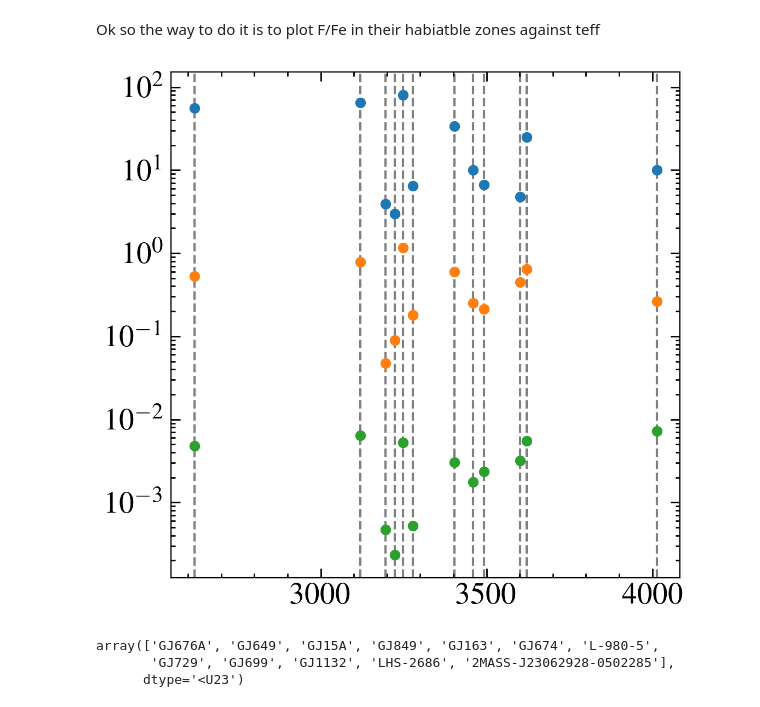
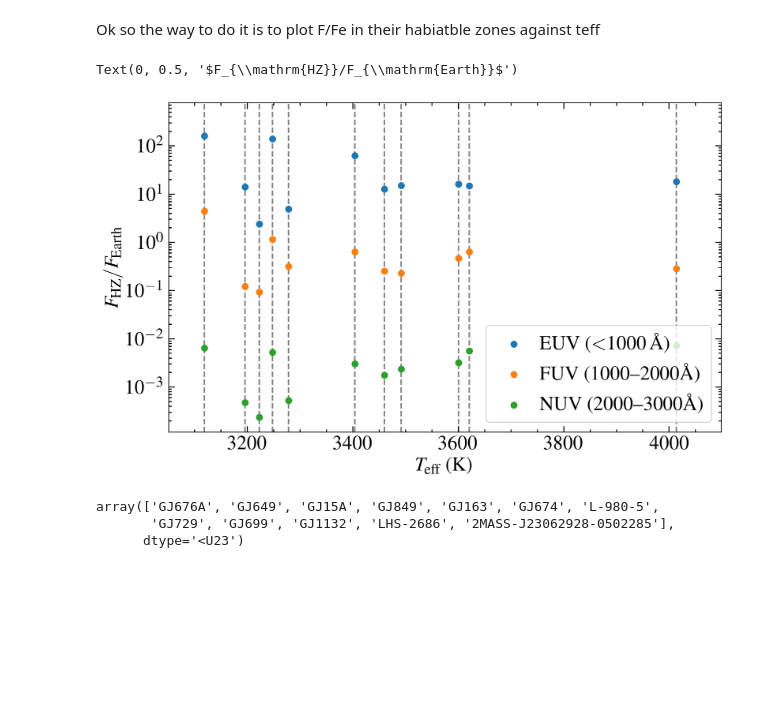
Before and after one commit to davidjwilson/SEDs, a Jupyter notebook: paper/assorted_plots.ipynb, the cells around one changed output. Cells and saved outputs as stored; diff of their text form; code cells hidden in the pictures; blank space fills up the shorter version.

```diff
--- a/paper/assorted_plots.ipynb
+++ b/paper/assorted_plots.ipynb
@@ -576,7 +577,7 @@ for j, spec in enumerate(specs_sort[0:6]):
         ylabel = 1.1
         plt.annotate('PHX', (2e4, ylabel),  xycoords = ('data', 'axes fraction'), ha='center', va='center')
         plt.annotate('HST', (2000, ylabel),  xycoords = ('data', 'axes fraction'), ha='center', va='center')
-        plt.annotate('EUV model', (350, ylabel),  xycoords = ('data', 'axes fraction'), ha='center', va='center')
+        plt.annotate('DEM', (350, ylabel),  xycoords = ('data', 'axes fraction'), ha='center', va='center')
         plt.annotate('APEC', (80, ylabel),  xycoords = ('data', 'axes fraction'), ha='center', va='center')
         plt.annotate('XMM/CXO', (20, ylabel),  xycoords = ('data', 'axes fraction'), ha='center', va='center')
 
@@ -603,7 +604,7 @@ for j, spec in enumerate(specs_sort[0:6]):
 
 fig.add_subplot(111, frame_on=False)
 plt.tick_params(labelcolor='none', top=False, bottom=False, left=False, right=False, which='both')
-plt.ylabel('Bolometric Normalised Flux', size=20, labelpad=12)
+plt.ylabel('Bolometric Normalised Flux', size=20, labelpad=25)
 plt.xlabel('Wavelength (\AA)', size=20)
 plt.tight_layout()
 plt.subplots_adjust(hspace=0.03)
@@ -650,7 +651,7 @@ for j, spec in enumerate(specs_sort[6:]):
         ylabel = 1.1
         plt.annotate('PHX', (2e4, ylabel),  xycoords = ('data', 'axes fraction'), ha='center', va='center')
         plt.annotate('HST', (2000, ylabel),  xycoords = ('data', 'axes fraction'), ha='center', va='center')
-        plt.annotate('EUV model', (350, ylabel),  xycoords = ('data', 'axes fraction'), ha='center', va='center')
+        plt.annotate('DEM', (350, ylabel),  xycoords = ('data', 'axes fraction'), ha='center', va='center')
         plt.annotate('APEC', (80, ylabel),  xycoords = ('data', 'axes fraction'), ha='center', va='center')
         plt.annotate('XMM/CXO', (20, ylabel),  xycoords = ('data', 'axes fraction'), ha='center', va='center')
 
@@ -677,7 +678,7 @@ for j, spec in enumerate(specs_sort[6:]):
 
 fig.add_subplot(111, frame_on=False)
 plt.tick_params(labelcolor='none', top=False, bottom=False, left=False, right=False, which='both')
-plt.ylabel('Bolometric Normalised Flux', size=20, labelpad=12)
+plt.ylabel('Bolometric Normalised Flux', size=20, labelpad=25)
 plt.xlabel('Wavelength (\AA)', size=20)
 plt.tight_layout()
 plt.subplots_adjust(hspace=0.03)
@@ -875,7 +876,7 @@ TRAPPIST-1
 # %% [markdown]
 Ok so the way to do it is to plot F/Fe in their habiatble zones against teff
 # %%
-fig, ax = plt.subplots(figsize=(6,6))
+fig, ax = plt.subplots(figsize=(10,6))
 
 
 hz_in, hz_out = habz[:,2], habz[:,3]
@@ -883,37 +884,47 @@ hz_ini = interpolate.interp1d(hteffs, hz_in)
 hz_outi = interpolate.interp1d(hteffs, hz_out)
 
 hab_mids =[]
 
 for teff in teffs_sort:
     lum = li(teff)
     hi = (lum/hz_ini(teff))**0.5
     ho = (lum/hz_outi(teff))**0.5
     hab_mid = np.mean([hi, ho])
     hab_mids.append(hab_mid)
 
 euv_ratio = []
 fuv_ratio = []
 nuv_ratio = []
 
 for i, star in enumerate(stars_sort):
     if star == '2MASS-J23062928-0502285':
         star = 'TRAPPIST-1'
 
     scale = (((d_stars[i]*u.pc).to(u.au))/hab_mids[i]*u.au)**2
     euv_ratio.append(euvs[i]*scale.value/euv_earth)
     fuv_ratio.append(fuvs[i]*scale.value/fuv_earth)
     nuv_ratio.append(nuvs[i]*scale.value/nuv_earth)
 
-ax.scatter(teffs_sort, euv_ratio)
-ax.scatter(teffs_sort, fuv_ratio)
-ax.scatter(teffs_sort, nuv_ratio)
+ax.scatter(teffs_sort, euv_ratio, label='EUV ($<$1000\,\AA)')
+ax.scatter(teffs_sort, fuv_ratio, label = 'FUV (1000--2000\AA)')
+ax.scatter(teffs_sort, nuv_ratio,  label = 'NUV (2000--3000\AA)')
 
 ax.set_yscale('log')
 
+ax.legend(loc=4, frameon=True)
+
 for teff in teffs_sort:
     ax.axvline(teff, ls='--', c='0.5', zorder=-1)
+
+
+
+ax.set_xlim(3051, 4099)
+
+ax.set_xlabel('$T_{\mathrm{eff}}$ (K)')
+ax.set_ylabel('$F_{\mathrm{HZ}}/F_{\mathrm{Earth}}$')
 # %% [output]
+Text(0, 0.5, '$F_{\\mathrm{HZ}}/F_{\\mathrm{Earth}}$')
-[figure, old version]
+[figure, new version]
 # %%
 stars_sort
 # %% [output]
```
Also changed, not shown: parts of 6 cells of this notebook, 4 other files.
